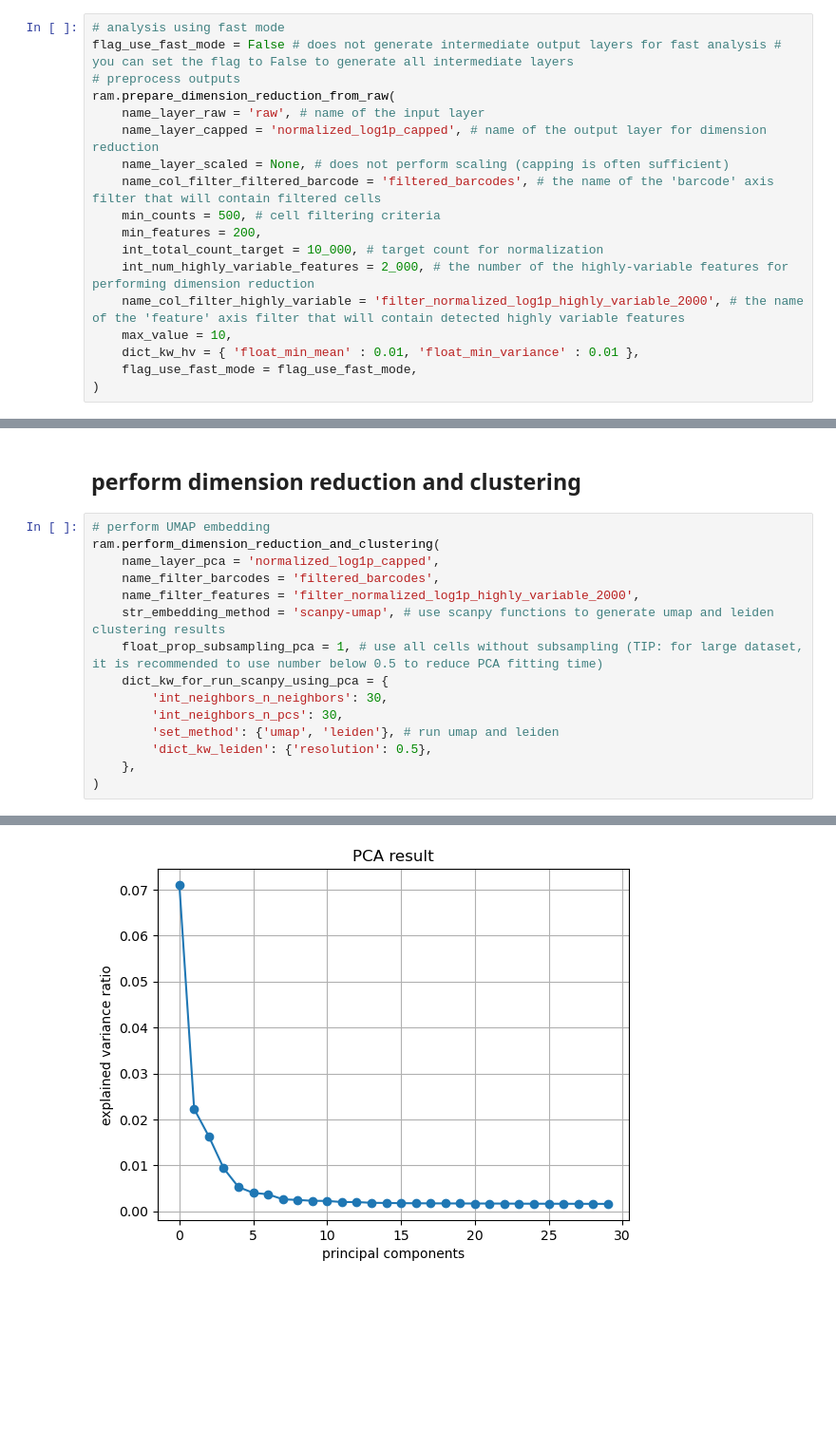
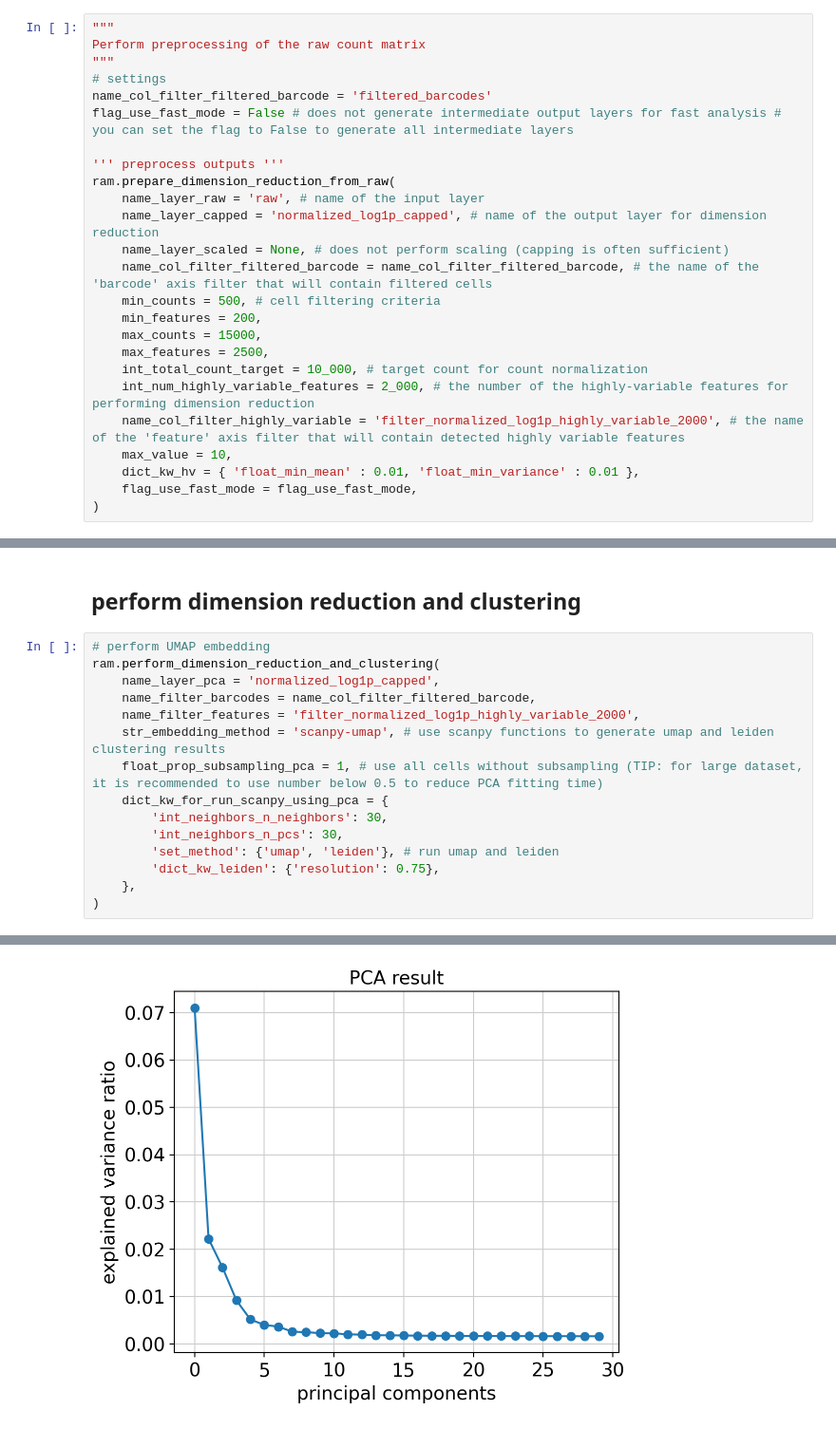
Before and after one commit to ahs2202/scelephant, a Jupyter notebook: doc/jn/tutorials/SC-Elephant_PBMC3k_processing_and_analysis_tutorials.ipynb, the cells around one changed output, grey strips where cells are left out. Shown at 95% size. Drawn from its saved outputs; the diff is of its cells as text; blank space fills up the shorter version.

Commit message:
cell filter criteria updated

```diff
--- a/doc/jn/tutorials/SC-Elephant_PBMC3k_processing_and_analysis_tutorials.ipynb
+++ b/doc/jn/tutorials/SC-Elephant_PBMC3k_processing_and_analysis_tutorials.ipynb
@@ -91,15 +102,22 @@ ram
 # %%
-# analysis using fast mode
+"""
+Perform preprocessing of the raw count matrix
+"""
+# settings
+name_col_filter_filtered_barcode = 'filtered_barcodes'
 flag_use_fast_mode = False # does not generate intermediate output layers for fast analysis # you can set the flag to False to generate all intermediate layers
-# preprocess outputs
+
+''' preprocess outputs '''
 ram.prepare_dimension_reduction_from_raw(
     name_layer_raw = 'raw', # name of the input layer
     name_layer_capped = 'normalized_log1p_capped', # name of the output layer for dimension reduction
     name_layer_scaled = None, # does not perform scaling (capping is often sufficient)
-    name_col_filter_filtered_barcode = 'filtered_barcodes', # the name of the 'barcode' axis filter that will contain filtered cells
+    name_col_filter_filtered_barcode = name_col_filter_filtered_barcode, # the name of the 'barcode' axis filter that will contain filtered cells
     min_counts = 500, # cell filtering criteria
     min_features = 200,
-    int_total_count_target = 10_000, # target count for normalization
+    max_counts = 15000,
+    max_features = 2500,
+    int_total_count_target = 10_000, # target count for count normalization
     int_num_highly_variable_features = 2_000, # the number of the highly-variable features for performing dimension reduction
     name_col_filter_highly_variable = 'filter_normalized_log1p_highly_variable_2000', # the name of the 'feature' axis filter that will contain detected highly variable features
     max_value = 10,
@@ -125,7 +130,7 @@ ram.prepare_dimension_reduction_from_raw(
 # perform UMAP embedding
 ram.perform_dimension_reduction_and_clustering(
     name_layer_pca = 'normalized_log1p_capped',
-    name_filter_barcodes = 'filtered_barcodes',
+    name_filter_barcodes = name_col_filter_filtered_barcode,
     name_filter_features = 'filter_normalized_log1p_highly_variable_2000',
     str_embedding_method = 'scanpy-umap', # use scanpy functions to generate umap and leiden clustering results
     float_prop_subsampling_pca = 1, # use all cells without subsampling (TIP: for large dataset, it is recommended to use number below 0.5 to reduce PCA fitting time)
@@ -133,7 +138,7 @@ ram.perform_dimension_reduction_and_clustering(
         'int_neighbors_n_neighbors': 30,
         'int_neighbors_n_pcs': 30,
         'set_method': {'umap', 'leiden'}, # run umap and leiden
-        'dict_kw_leiden': {'resolution': 0.5},
+        'dict_kw_leiden': {'resolution': 0.75},
     },
 )
 # %% [output]
@@ -157 +162 @@ To enable them in other operations, rebuild TensorFlow with the appropriate comp
-[figure, old version]
+[figure, new version]
```
Also changed, not shown: parts of 26 cells of this notebook, 1 other file.
